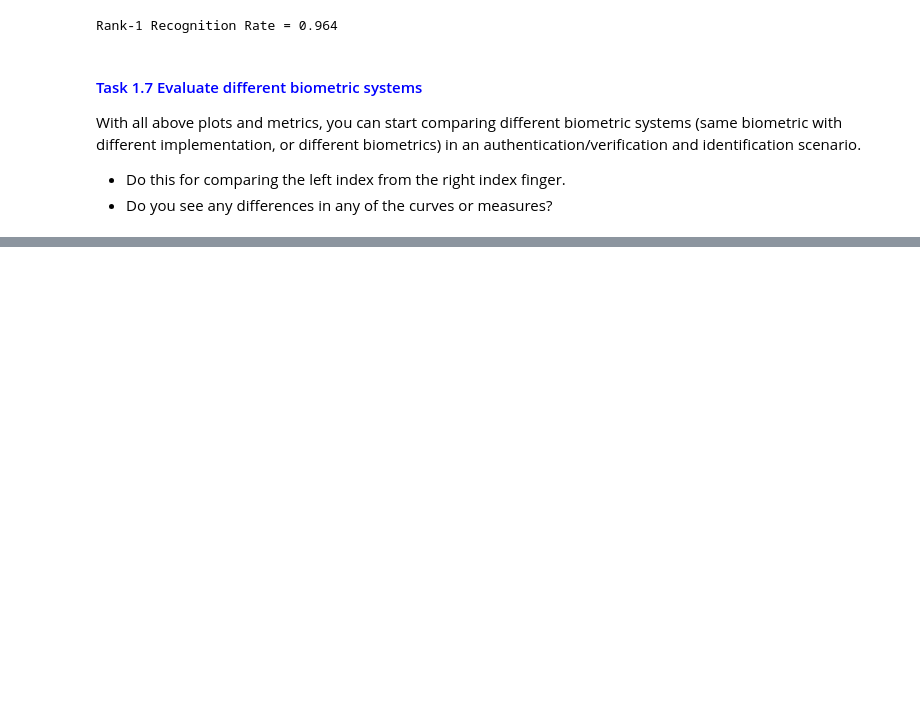
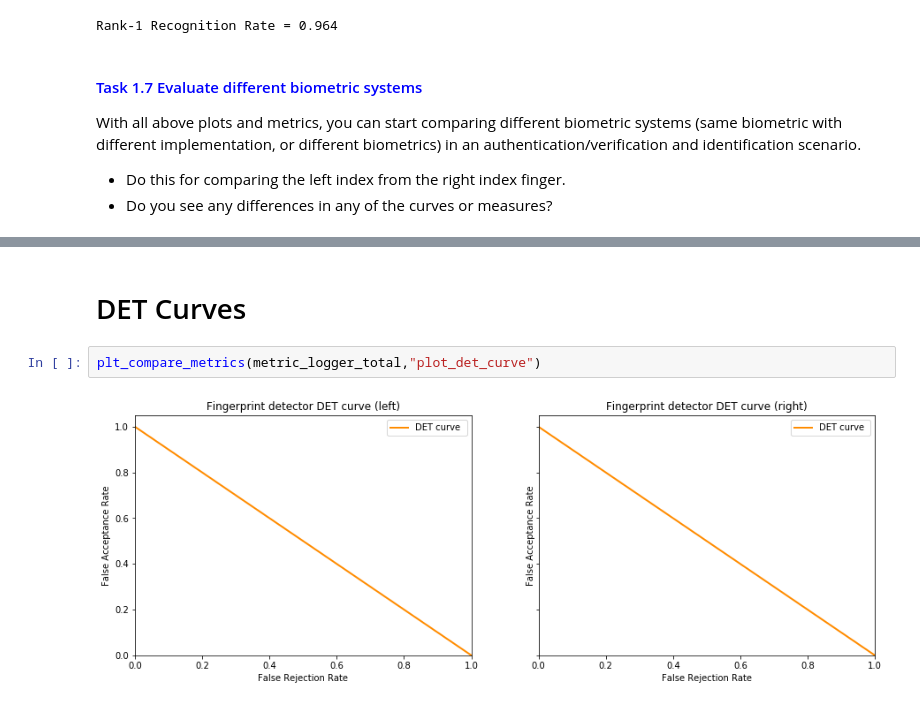
Before and after one commit to JesusGarciaRamirez/Biometrics, a Jupyter notebook: BioAssigment1/assignment_1.ipynb, the cells around one changed output, grey strips where cells are left out. Drawn from its saved outputs; the diff is of its cells as text; blank space fills up the shorter version.

```diff
--- a/BioAssigment1/assignment_1.ipynb
+++ b/BioAssigment1/assignment_1.ipynb
@@ -609,0 +647,6 @@ With all above plots and metrics, you can start comparing different biometric sy
+# %% [markdown]
+# DET Curves
+# %%
+plt_compare_metrics(metric_logger_total,"plot_det_curve")
+# %% [output]
+[figure, added]
```
Also changed, not shown: parts of 21 cells of this notebook, 1 other file.
